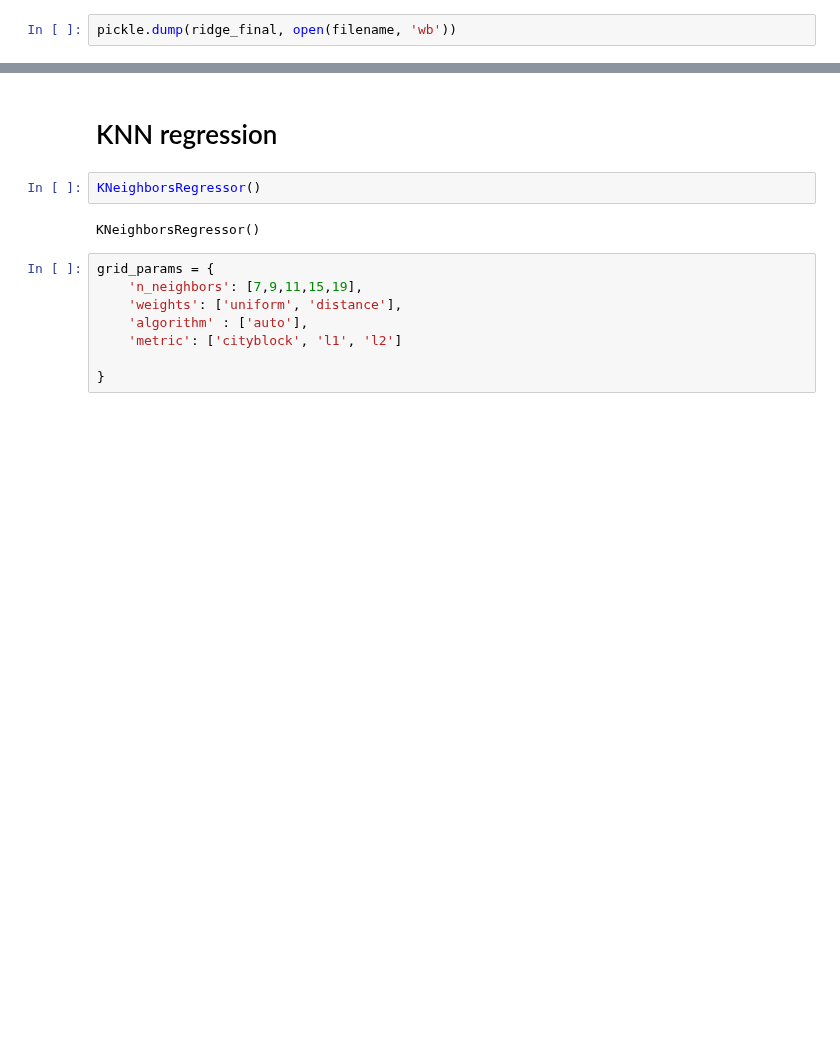
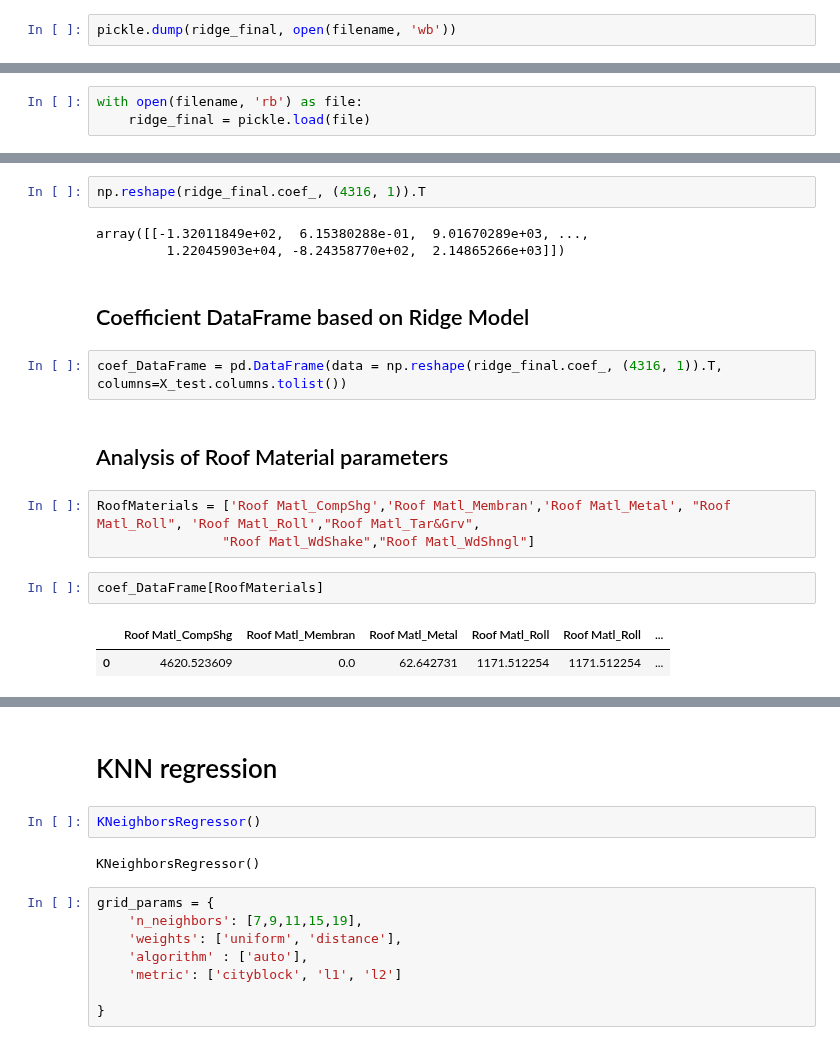
Before and after one commit to KacperChmura1/House-Price, a Jupyter notebook: ML.ipynb, the cells around one changed output, grey strips where cells are left out. Saved outputs shown, nothing was run; the diff lists cells and outputs as text; blank space fills up the shorter version.

Commit message:
Analyse Based on Ridge Model

```diff
--- a/ML.ipynb
+++ b/ML.ipynb
@@ -326,0 +338,3 @@ pickle.dump(ridge_final, open(filename, 'wb'))
+# %%
+with open(filename, 'rb') as file:
+    ridge_final = pickle.load(file)
@@ -326,0 +355,19 @@ pickle.dump(ridge_final, open(filename, 'wb'))
+# %%
+np.reshape(ridge_final.coef_, (4316, 1)).T
+# %% [output]
+array([[-1.32011849e+02,  6.15380288e-01,  9.01670289e+03, ...,
+         1.22045903e+04, -8.24358770e+02,  2.14865266e+03]])
+# %% [markdown]
+## Coefficient DataFrame based on Ridge Model
+# %%
+coef_DataFrame = pd.DataFrame(data = np.reshape(ridge_final.coef_, (4316, 1)).T, columns=X_test.columns.tolist())
+# %% [markdown]
+## Analysis of Roof Material parameters
+# %%
+RoofMaterials = ['Roof Matl_CompShg','Roof Matl_Membran','Roof Matl_Metal', "Roof Matl_Roll", 'Roof Matl_Roll',"Roof Matl_Tar&Grv",
+                "Roof Matl_WdShake","Roof Matl_WdShngl"]
+# %%
+coef_DataFrame[RoofMaterials]
+# %% [output]
+|  | Roof Matl_CompShg | Roof Matl_Membran | Roof Matl_Metal | Roof Matl_Roll | Roof Matl_Roll | ... |
+| 0 | 4620.523609 | 0.0 | 62.642731 | 1171.512254 | 1171.512254 | ... |
```
Also changed, not shown: parts of 37 cells of this notebook.
